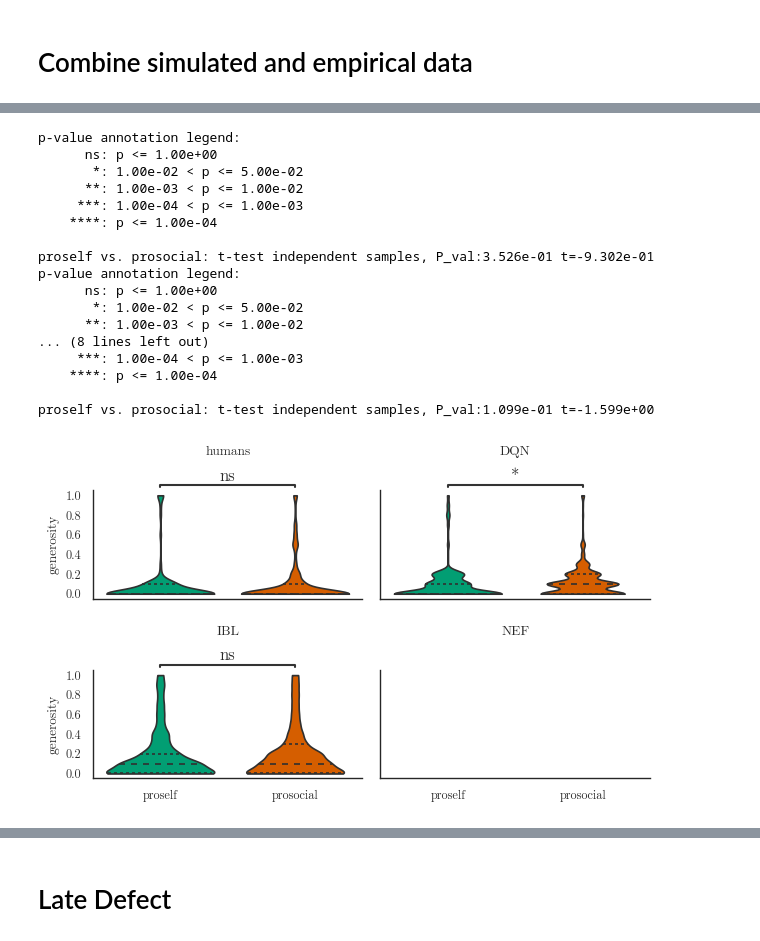
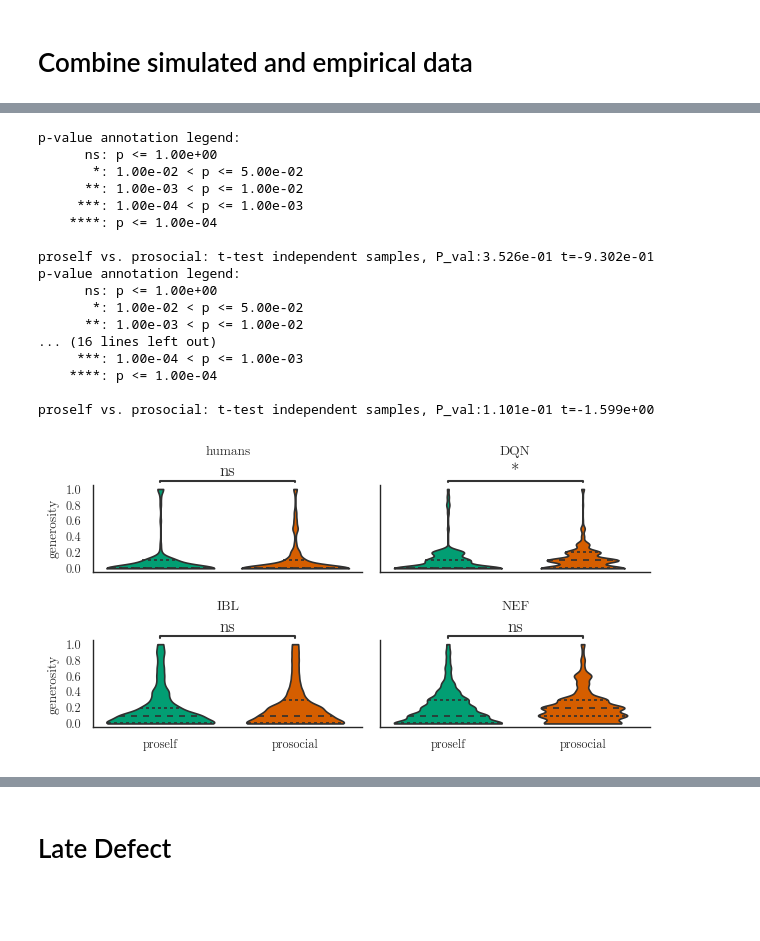
Before and after one commit to psipeter/social-value-orientation, a Jupyter notebook: agent_populations.ipynb, the cells around one changed output, grey strips where cells are left out. Drawn from its saved outputs; the diff is of its cells as text; code cells hidden in the pictures; blank space fills up the shorter version.

Commit message:
updated plotting code for phd defense

```diff
--- a/agent_populations.ipynb
+++ b/agent_populations.ipynb
@@ -425,7 +542,8 @@ proself vs. prosocial: t-test independent samples, P_val:4.767e-36 t=-1.274e+01
 emp = pd.read_pickle("data/human_data_cleaned.pkl").query('player=="investor" & opponent=="greedy" & game>11')
 dqn = pd.read_pickle(f"data/DQN_vs_greedy_trustee_violin.pkl").query("game>11")
 ibl = pd.read_pickle(f"data/IBL_vs_greedy_trustee_violin.pkl").query("game>11")
-fig, axes = plt.subplots(nrows=2, ncols=2, sharex=True, sharey=True, figsize=((6.38, 4)))
+nef = pd.read_pickle(f"data/NEF_vs_greedy_trustee_violin.pkl").query("game>11")
+fig, axes = plt.subplots(nrows=2, ncols=2, sharex=True, sharey=True, figsize=((6.38, 3.5)))
 
 sns.violinplot(data=emp, x="orientation", y="generosity", order=["proself", "prosocial"], ax=axes[0][0], palette=palette[2:4], saturation=1, inner='quartile', cut=0, bw=0.2)
 annot1 = Annotator(pairs=[("proself", "prosocial")], data=emp, x='orientation', y='generosity', order=["proself", "prosocial"], ax=axes[0][0], plot='violinplot')
@@ -436,40 +554,44 @@ annot2 = Annotator(pairs=[("proself", "prosocial")], data=dqn, x='orientation',
 sns.violinplot(data=ibl, x="orientation", y="generosity", order=["proself", "prosocial"], ax=axes[1][0], palette=palette[2:4], saturation=1, inner='quartile', cut=0, bw=0.2)
 annot3 = Annotator(pairs=[("proself", "prosocial")], data=ibl, x='orientation', y='generosity', order=["proself", "prosocial"], ax=axes[1][0], plot='violinplot')
 
+sns.violinplot(data=nef, x="orientation", y="generosity", order=["proself", "prosocial"], ax=axes[1][1], palette=palette[2:4], saturation=1, inner='quartile', cut=0, bw=0.2)
+annot4 = Annotator(pairs=[("proself", "prosocial")], data=nef, x='orientation', y='generosity', order=["proself", "prosocial"], ax=axes[1][1], plot='violinplot')
+
 annot1.configure(test="t-test_ind", loc='outside').apply_test().annotate()
 annot2.configure(test="t-test_ind", loc='outside').apply_test().annotate()
 annot3.configure(test="t-test_ind", loc='outside').apply_test().annotate()
+annot4.configure(test="t-test_ind", loc='outside').apply_test().annotate()
 
 axes[0][0].set(yticks=((0,0.2,0.4,0.6,0.8,1.0)), xlabel=None)
 axes[0][1].set(yticks=((0,0.2,0.4,0.6,0.8,1.0)), xlabel=None, ylabel=None)
 axes[1][0].set(yticks=((0,0.2,0.4,0.6,0.8,1.0)), xlabel=None)
 axes[1][1].set(yticks=((0,0.2,0.4,0.6,0.8,1.0)), xlabel=None, ylabel=None)
 axes[0][0].set_title("humans", loc='center', y=1.25)
 axes[0][1].set_title("DQN", loc='center', y=1.25)
 axes[1][0].set_title("IBL", loc='center', y=1.25)
 axes[1][1].set_title("NEF", loc='center', y=1.25)
 
 sns.despine(fig=fig, ax=axes, top=True, right=True, left=False, bottom=False, offset=None, trim=False)
 
 plt.tight_layout()
 
-fig.savefig("plots/sim_Ttest_generosity_greedytrustee.png", dpi=600)
+fig.savefig("plots/sim_generosity1.png", dpi=600)
 # %% [output]
 p-value annotation legend:
       ns: p <= 1.00e+00
        *: 1.00e-02 < p <= 5.00e-02
       **: 1.00e-03 < p <= 1.00e-02
      ***: 1.00e-04 < p <= 1.00e-03
     ****: p <= 1.00e-04
 
 proself vs. prosocial: t-test independent samples, P_val:3.526e-01 t=-9.302e-01
 p-value annotation legend:
       ns: p <= 1.00e+00
        *: 1.00e-02 < p <= 5.00e-02
       **: 1.00e-03 < p <= 1.00e-02
-... (8 lines left out)
+... (16 lines left out)
      ***: 1.00e-04 < p <= 1.00e-03
     ****: p <= 1.00e-04
 
-proself vs. prosocial: t-test independent samples, P_val:1.099e-01 t=-1.599e+00
+proself vs. prosocial: t-test independent samples, P_val:1.101e-01 t=-1.599e+00
-[figure, old version]
+[figure, new version]
```
Also changed, not shown: parts of 30 cells of this notebook, 2 other files.
